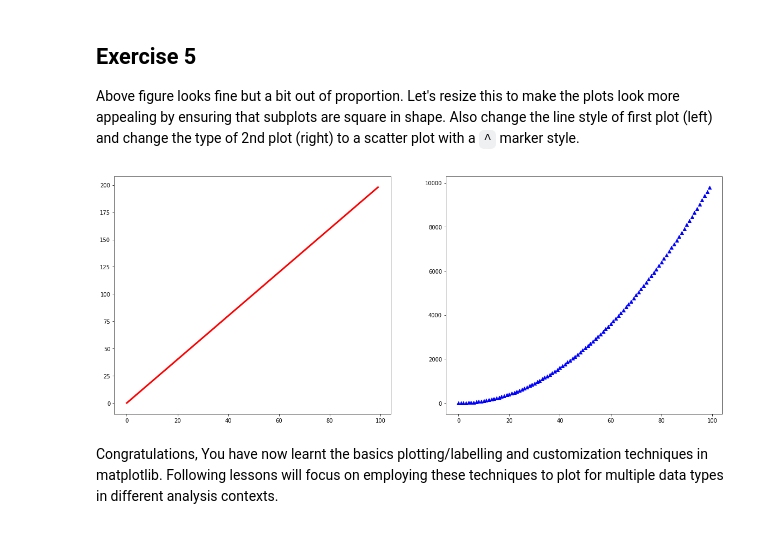
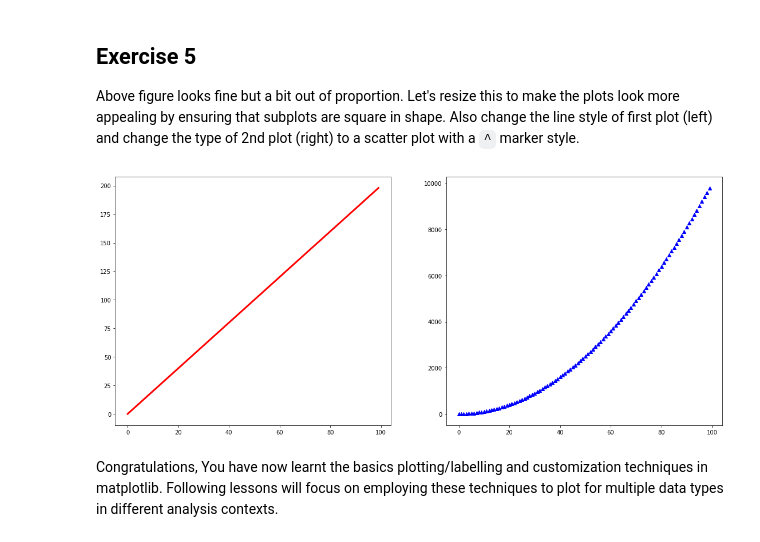
Before and after one commit to jdmitchell0216/ds-matplotlib-intro-lab-nyc-ds-career-012819, a Jupyter notebook: index.ipynb, the cells around one changed output. Cells and saved outputs as stored; diff of their text form; code cells hidden in the pictures.

```diff
--- a/index.ipynb
+++ b/index.ipynb
@@ -159,17 +159,17 @@ plt.show()
 Above figure looks fine but a bit out of proportion. Let's resize this to make the plots look more appealing by ensuring that subplots are square in shape. Also change the line style of first plot (left) and change the type of 2nd plot (right) to a scatter plot with a `^` marker style.
 # %%
 # Define a new figure with matplotlib's .plot() function.
-new_figure = plt.figure(figsize = (2, 8))
+new_figure = plt.figure(figsize = (19, 8))
 # Add a subplot to the figure - a new axes
 ax1 = new_figure.add_subplot(121)
 ax2 = new_figure.add_subplot(122)
 # Generate a line plot
 ax1.plot(x, y, color='red', linewidth=3, linestyle = '-')
 ax2.scatter(x, z, color='blue', marker='^')
 
 plt.show()
 # %% [output]
-[figure, old version]
+[figure, new version]
 # %% [markdown]
 Congratulations, You have now learnt the basics plotting/labelling and customization techniques in matplotlib. Following lessons will focus on employing these techniques to plot for multiple data types in different analysis contexts.
 # %% [markdown]
```
